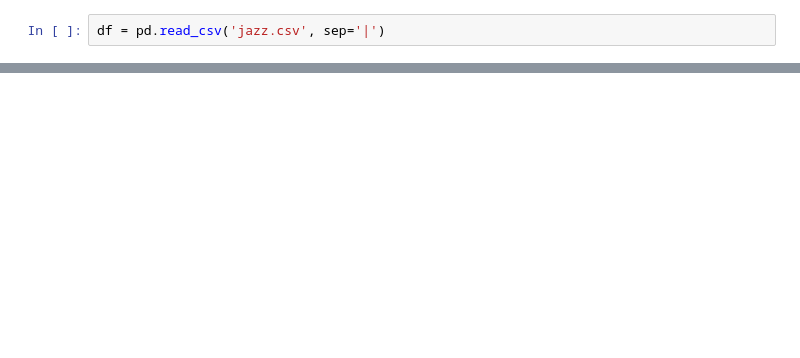
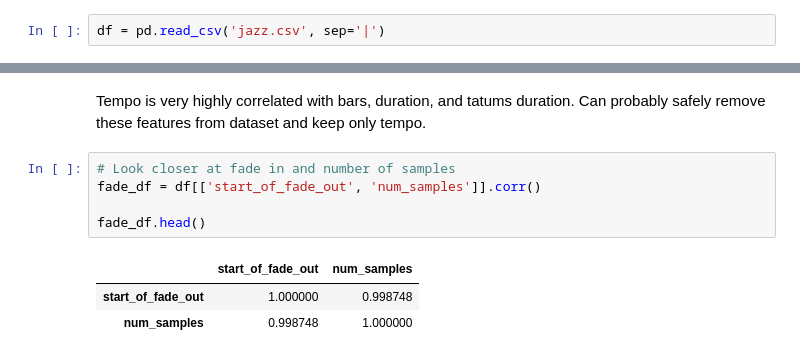
Before and after one commit to LingeJohnsen/Playlist-curator, a Jupyter notebook: Jazzy_notebook.ipynb, the cells around one changed output, grey strips where cells are left out. Drawn from its saved outputs; the diff is of its cells as text; blank space fills up the shorter version.

```diff
--- a/Jazzy_notebook.ipynb
+++ b/Jazzy_notebook.ipynb
@@ -15,0 +241,11 @@ df.head()
+# %% [markdown]
+Tempo is very highly correlated with bars, duration, and tatums duration. Can probably safely remove these features from dataset and keep only tempo.
+# %%
+# Look closer at fade in and number of samples
+fade_df = df[['start_of_fade_out', 'num_samples']].corr()
+
+fade_df.head()
+# %% [output]
+|  | start_of_fade_out | num_samples |
+| start_of_fade_out | 1.000000 | 0.998748 |
+| num_samples | 0.998748 | 1.000000 |
```
Also changed, not shown: parts of 15 cells of this notebook.
